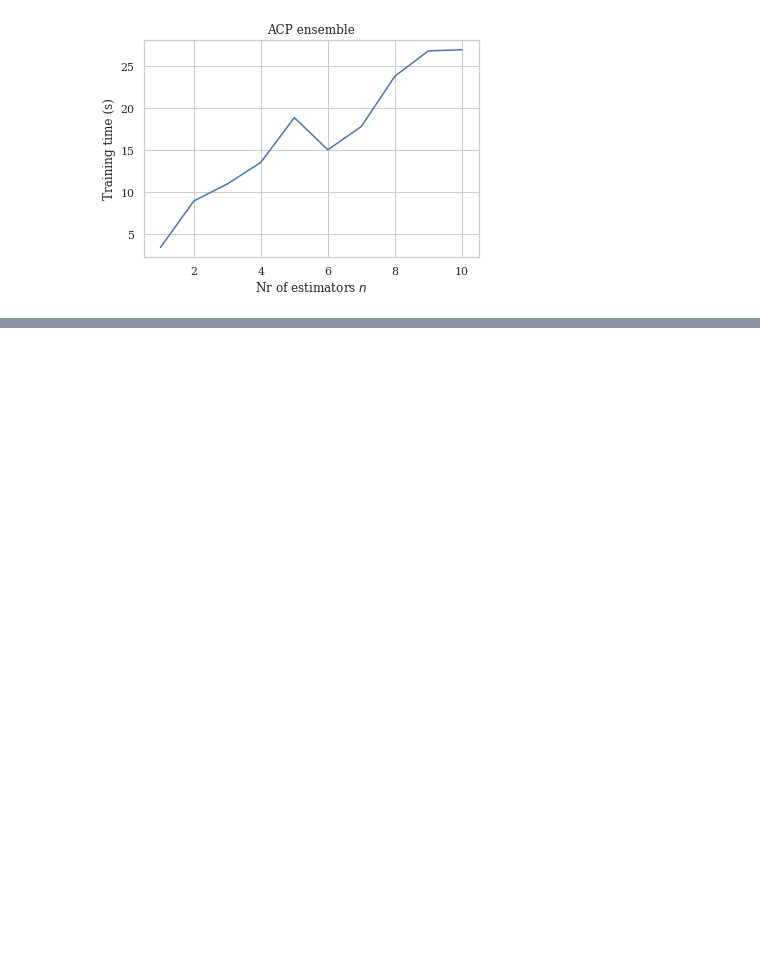
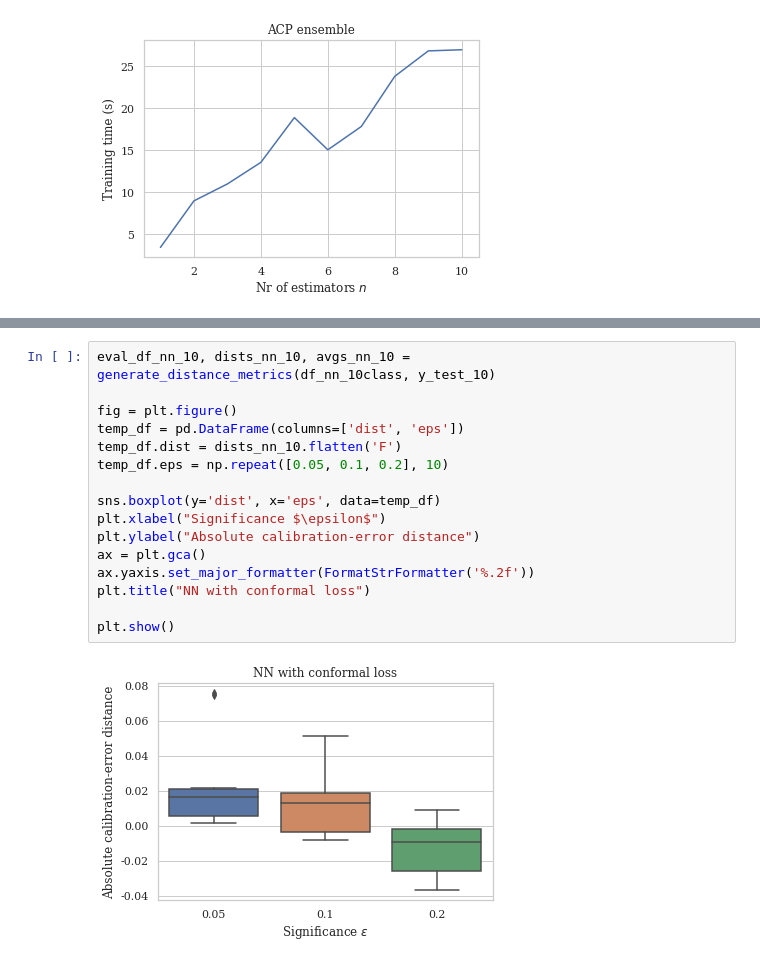
Before and after one commit to juliameister/dl-confident-loss-function, a Jupyter notebook: src/Paper results.ipynb, the cells around one changed output, grey strips where cells are left out. Saved outputs shown, nothing was run; the diff lists cells and outputs as text; blank space fills up the shorter version.

```diff
--- a/src/Paper results.ipynb
+++ b/src/Paper results.ipynb
@@ -690,0 +756,18 @@ plt.show()
+# %%
+eval_df_nn_10, dists_nn_10, avgs_nn_10 = generate_distance_metrics(df_nn_10class, y_test_10)
+
+fig = plt.figure()
+temp_df = pd.DataFrame(columns=['dist', 'eps'])
+temp_df.dist = dists_nn_10.flatten('F')
+temp_df.eps = np.repeat([0.05, 0.1, 0.2], 10)
+
+sns.boxplot(y='dist', x='eps', data=temp_df)
+plt.xlabel("Significance $\epsilon$")
+plt.ylabel("Absolute calibration-error distance")
+ax = plt.gca()
+ax.yaxis.set_major_formatter(FormatStrFormatter('%.2f'))
+plt.title("NN with conformal loss")
+
+plt.show()
+# %% [output]
+[figure, added]
```
Also changed, not shown: parts of 12 cells of this notebook, 11 other files.
